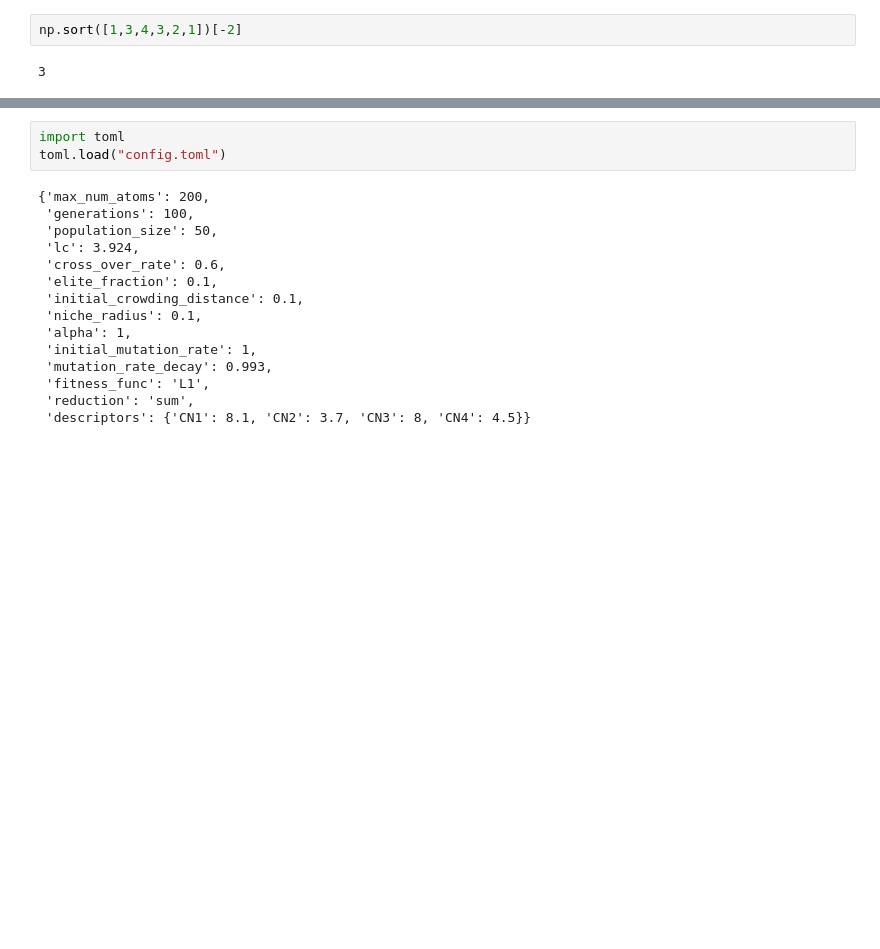
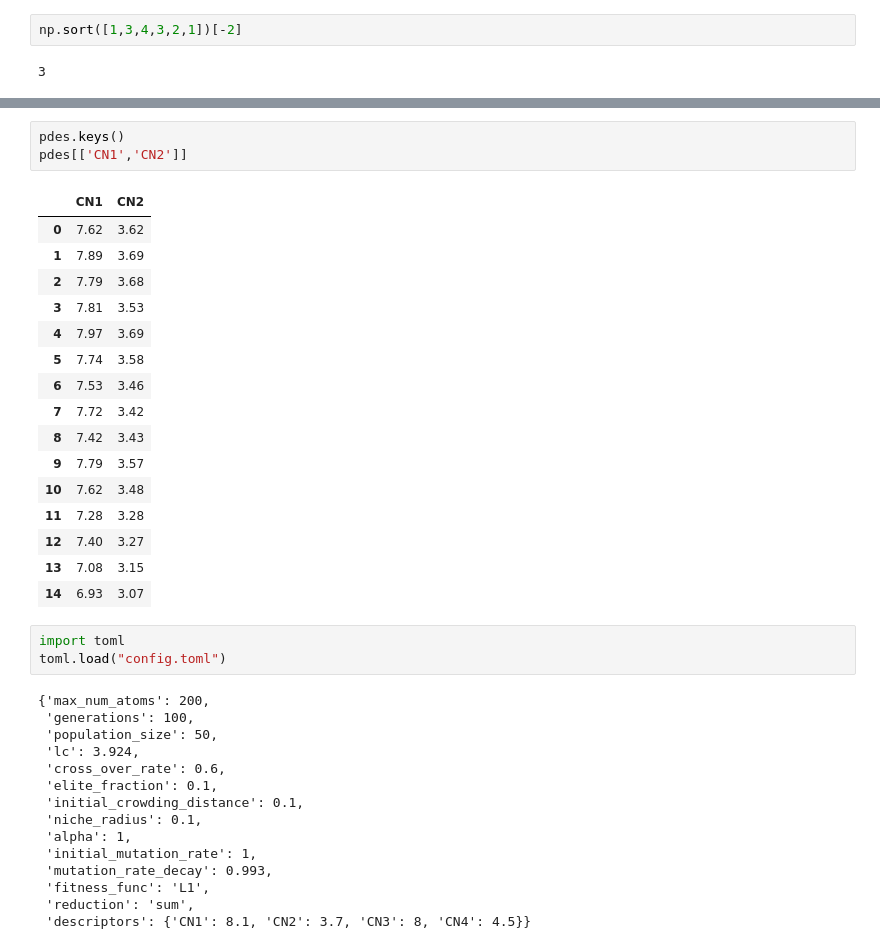
Before and after one commit to kaifengZheng/GA_nano_generator, a Jupyter notebook: particle_generator_niche_final.ipynb, the cells around one changed output, grey strips where cells are left out. Cells and saved outputs as stored; diff of their text form; blank space fills up the shorter version.

```diff
--- a/particle_generator_niche_final.ipynb
+++ b/particle_generator_niche_final.ipynb
@@ -890,3 +884,23 @@ plt.tight_layout()
+# %%
+pdes.keys()
+pdes[['CN1','CN2']]
+# %% [output]
+|  | CN1 | CN2 |
+| 0 | 7.62 | 3.62 |
+| 1 | 7.89 | 3.69 |
+| 2 | 7.79 | 3.68 |
+| 3 | 7.81 | 3.53 |
+| 4 | 7.97 | 3.69 |
+| 5 | 7.74 | 3.58 |
+| 6 | 7.53 | 3.46 |
+| 7 | 7.72 | 3.42 |
+| 8 | 7.42 | 3.43 |
+| 9 | 7.79 | 3.57 |
+| 10 | 7.62 | 3.48 |
+| 11 | 7.28 | 3.28 |
+| 12 | 7.40 | 3.27 |
+| 13 | 7.08 | 3.15 |
+| 14 | 6.93 | 3.07 |
 # %%
 import toml
 toml.load("config.toml")
```
Also changed, not shown: parts of 2 cells of this notebook, 2 other files.
